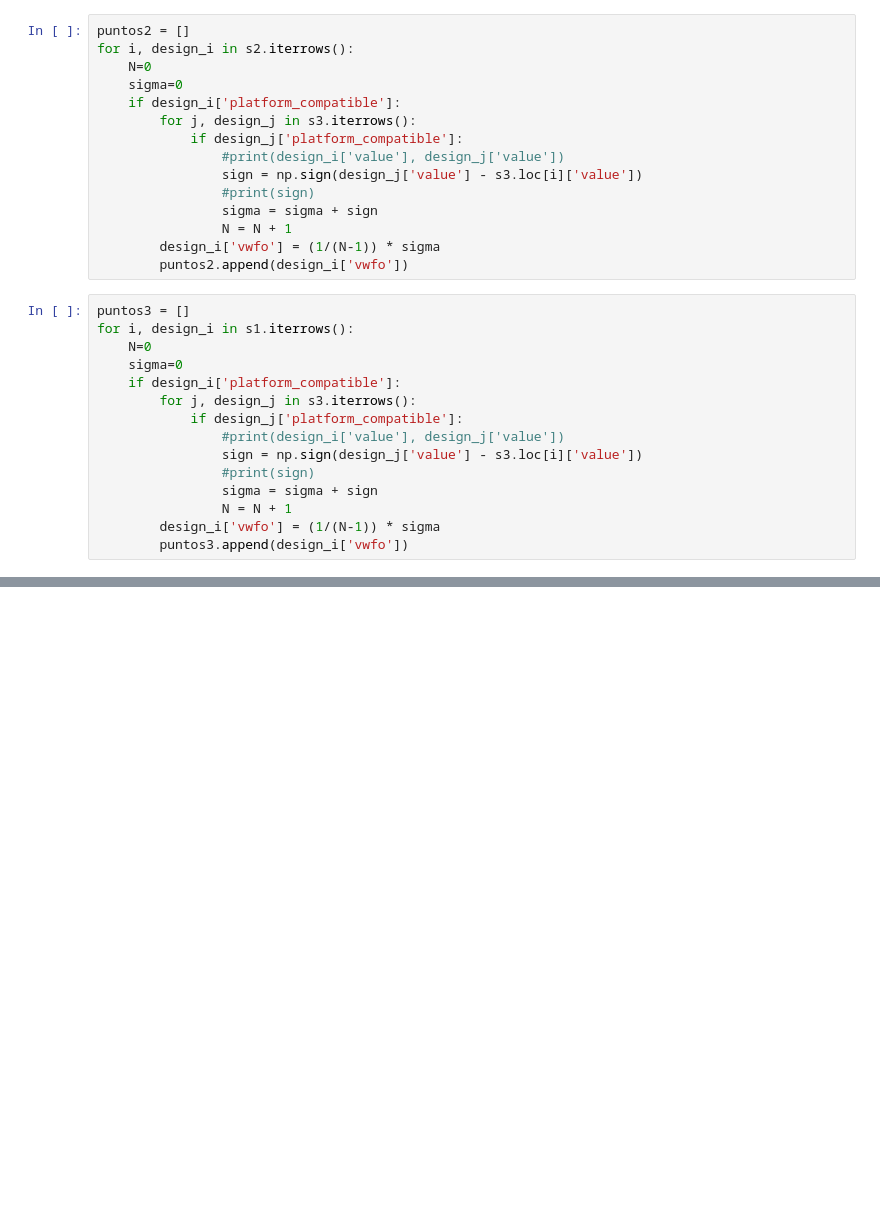
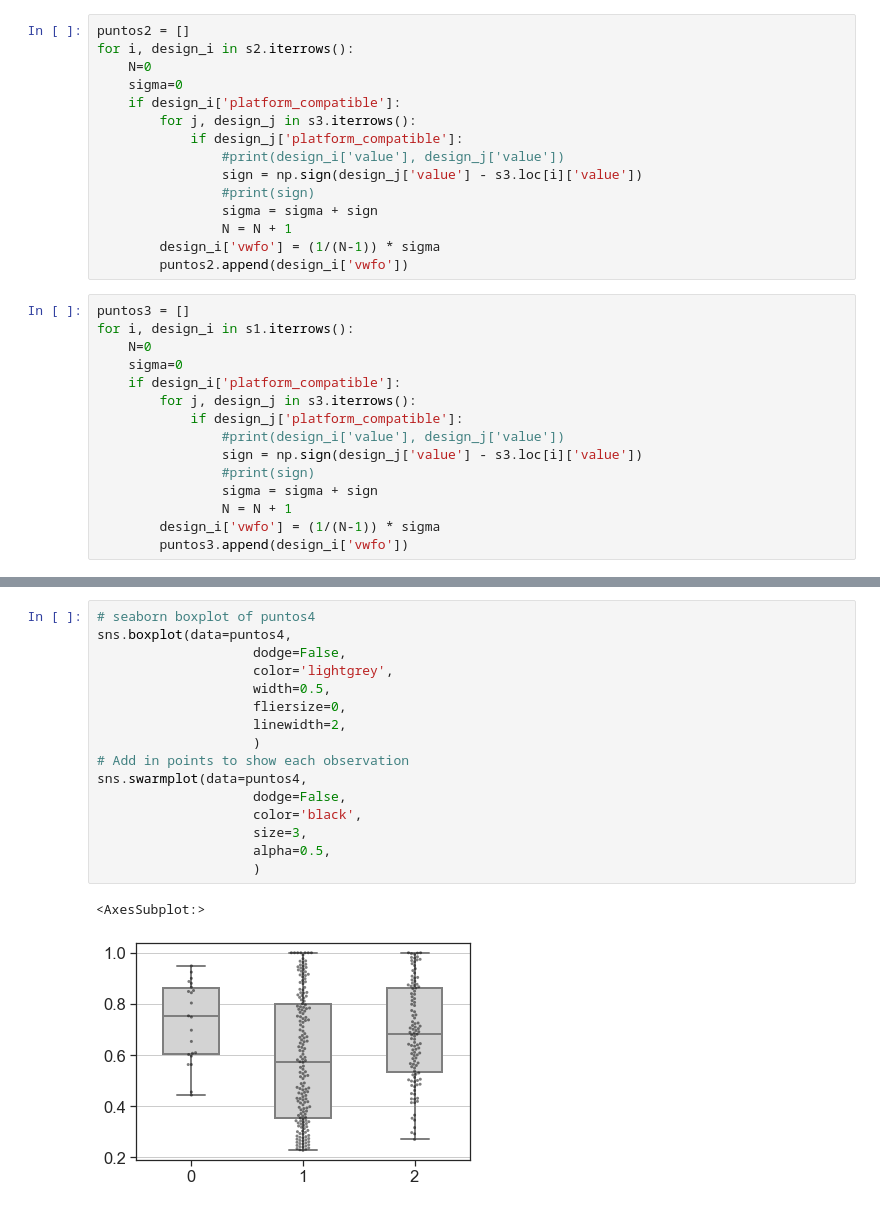
Before and after one commit to sed-group/VISP-Core, a Jupyter notebook: vwfo/vwfo.ipynb, the cells around one changed output, grey strips where cells are left out. Drawn from its saved outputs; the diff is of its cells as text; blank space fills up the shorter version.

```diff
--- a/vwfo/vwfo.ipynb
+++ b/vwfo/vwfo.ipynb
@@ -990,0 +1093,19 @@ print(np.median(puntos4[2]))
+# %%
+# seaborn boxplot of puntos4
+sns.boxplot(data=puntos4,
+                    dodge=False,
+                    color='lightgrey',
+                    width=0.5,
+                    fliersize=0,
+                    linewidth=2,
+                    )
+# Add in points to show each observation
+sns.swarmplot(data=puntos4,
+                    dodge=False,
+                    color='black',
+                    size=3,
+                    alpha=0.5,
+                    )
+# %% [output]
+<AxesSubplot:>
+[figure, added]
```
Also changed, not shown: parts of 24 cells of this notebook, 34 other files.
